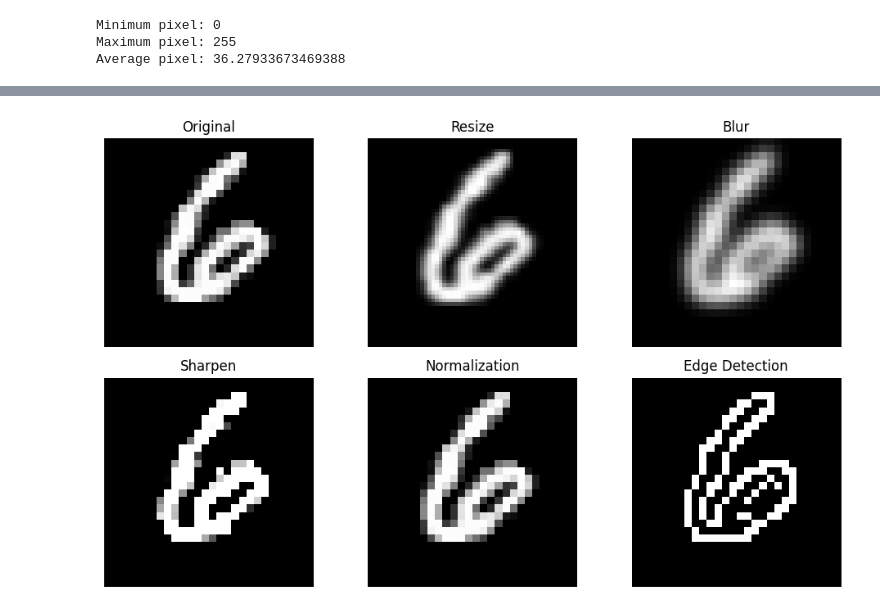
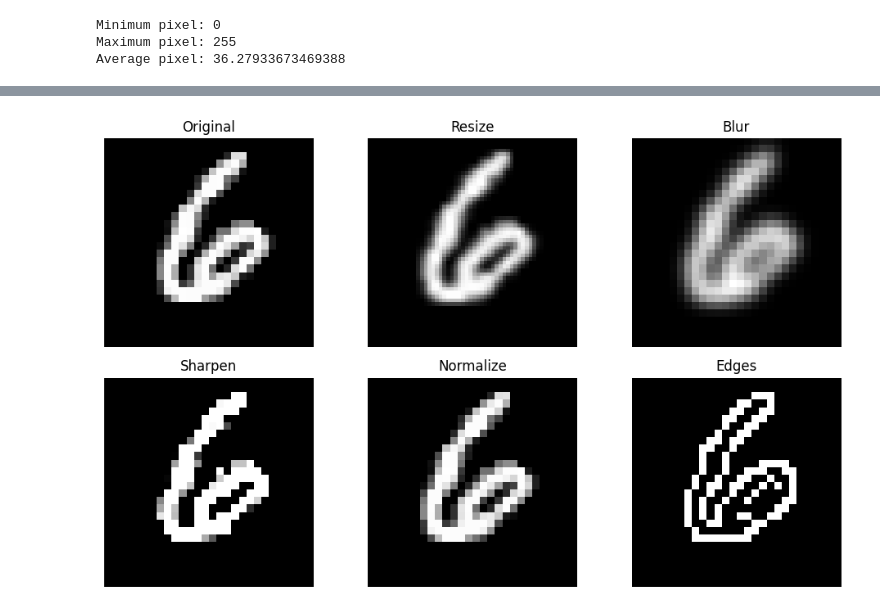
Before and after one commit to yaten01/MNIST-dataset-preprocessing-, a Jupyter notebook: mnist_practical.ipynb, the cells around one changed output, grey strips where cells are left out. Saved outputs shown, nothing was run; the diff lists cells and outputs as text; code cells hidden in the pictures.

```diff
--- a/mnist_practical.ipynb
+++ b/mnist_practical.ipynb
@@ -65,45 +65,30 @@ Digit 9 : 5949 images
 # %%
 resized = cv2.resize(img, (56, 56))
 
 blurred = cv2.GaussianBlur(img, (5, 5), 0)
 
-kernel = np.array([
-    [0, -1, 0],
-    [-1, 5, -1],
-    [0, -1, 0]
-])
+kernel = np.array([[0, -1, 0],
+                   [-1, 5, -1],
+                   [0, -1, 0]])
 
 sharpened = cv2.filter2D(img, -1, kernel)
 
-normalized = img.astype(float) / 255.0
+normalized = img / 255.0
 
 edges = cv2.Canny(img, 50, 150)
 
 images = [img, resized, blurred, sharpened, normalized, edges]
-
-titles = [
-    "Original",
-    "Resize",
-    "Blur",
-    "Sharpen",
-    "Normalization",
-    "Edge Detection"
-]
+titles = ["Original", "Resize", "Blur", "Sharpen", "Normalize", "Edges"]
 
 plt.figure(figsize=(10, 6))
 
 for i in range(6):
     plt.subplot(2, 3, i + 1)
-
-    if i == 4:
-        plt.imshow(images[i], cmap="gray", vmin=0, vmax=1)
-    else:
-        plt.imshow(images[i], cmap="gray")
-
+    plt.imshow(images[i], cmap="gray", vmin=0, vmax=1 if i == 4 else None)
     plt.title(titles[i])
     plt.axis("off")
 
 plt.tight_layout()
 plt.show()
 # %% [output]
-[figure, old version]
+[figure, new version]
```
Also changed, not shown: parts of 3 cells of this notebook.
